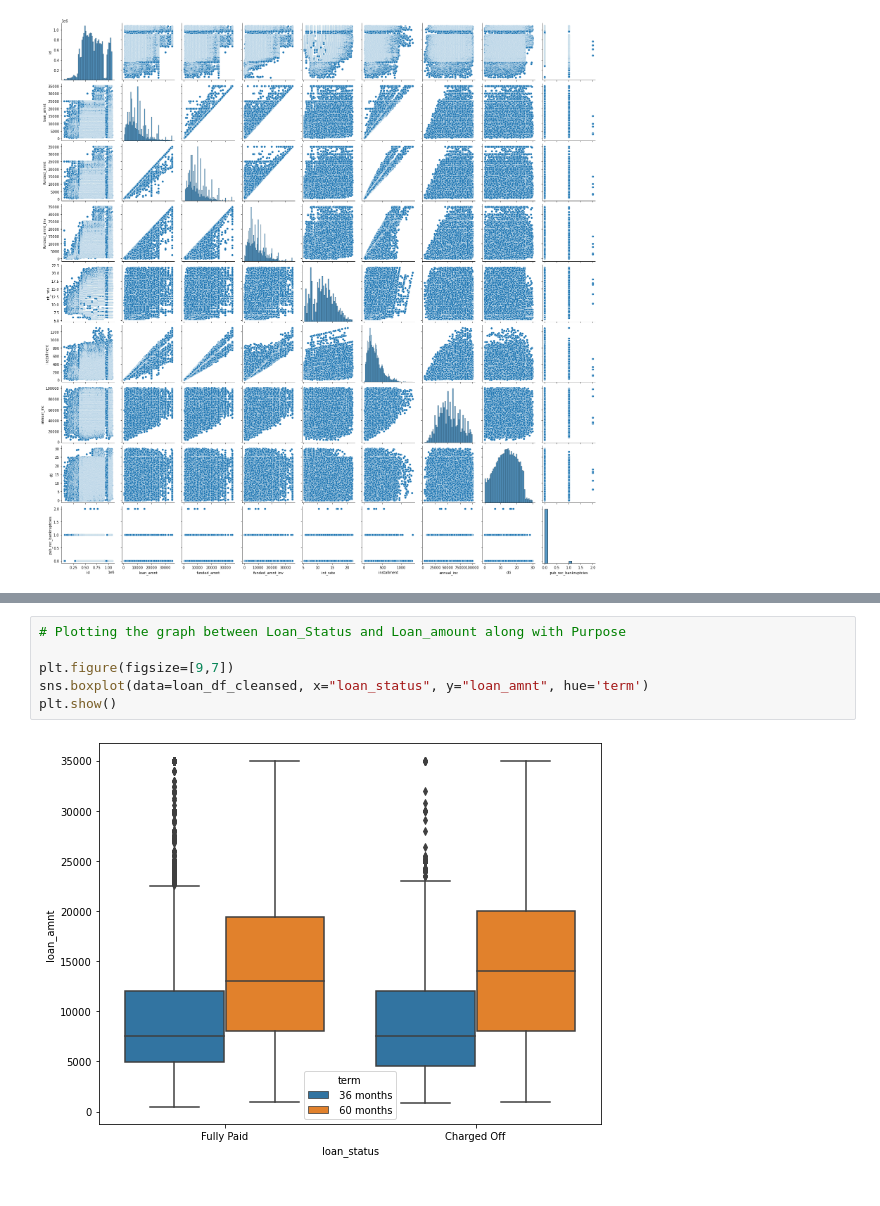
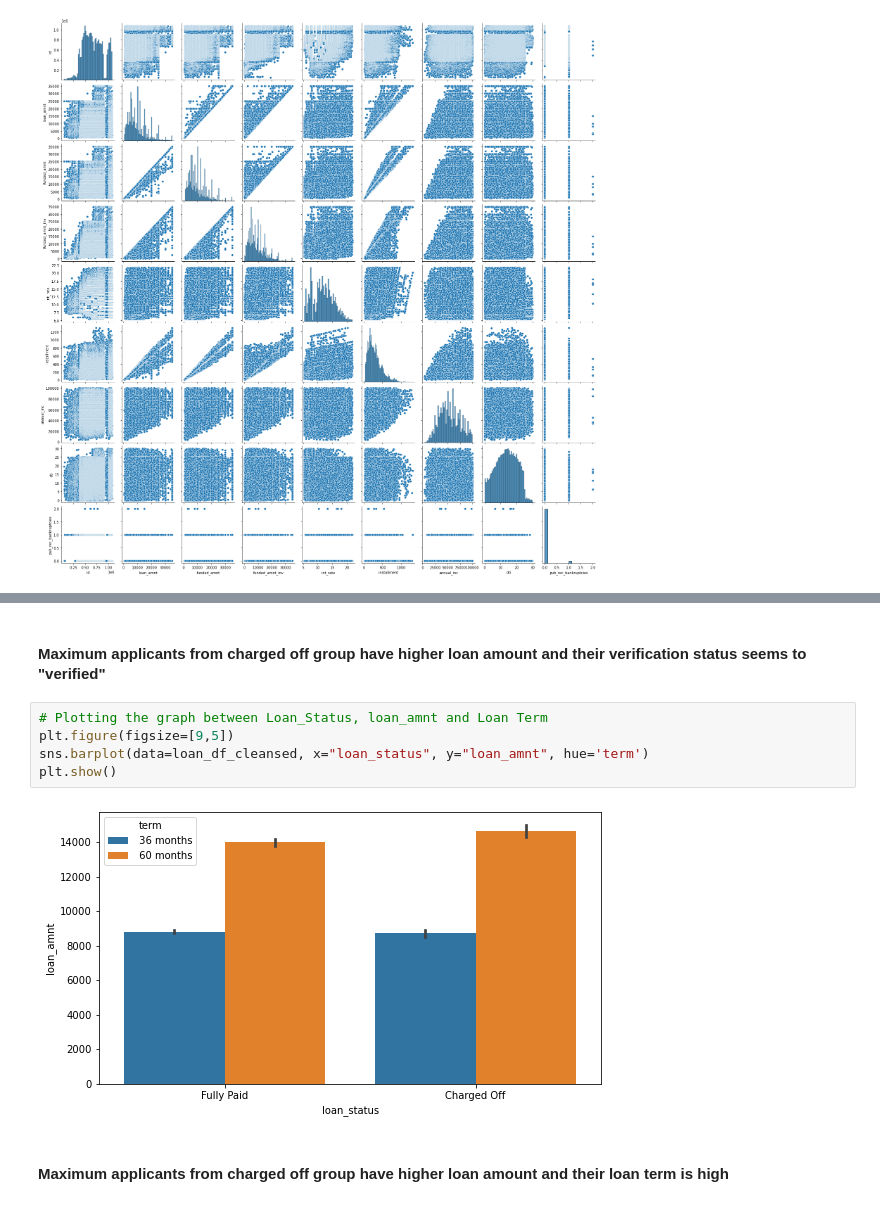
Before and after one commit to nareshmuniganti/LendingClubCaseStudy, a Jupyter notebook: LendingClub_CaseStudy.ipynb, the cells around one changed output, grey strips where cells are left out. Cells and saved outputs as stored; diff of their text form.

```diff
--- a/LendingClub_CaseStudy.ipynb
+++ b/LendingClub_CaseStudy.ipynb
@@ -601,8 +658,11 @@ plt.show()
+# %% [markdown]
+#### Maximum applicants from charged off group  have higher loan amount and their verification status seems to "verified"
 # %%
-# Plotting the graph between Loan_Status and Loan_amount along with Purpose
-
-plt.figure(figsize=[9,7])
-sns.boxplot(data=loan_df_cleansed, x="loan_status", y="loan_amnt", hue='term')
+# Plotting the graph between Loan_Status, loan_amnt and Loan Term
+plt.figure(figsize=[9,5])
+sns.barplot(data=loan_df_cleansed, x="loan_status", y="loan_amnt", hue='term')
 plt.show()
 # %% [output]
-[figure, old version]
+[figure, new version]
+# %% [markdown]
+#### Maximum applicants from charged off group have higher loan amount and their loan term is high
```
Also changed, not shown: parts of 36 cells of this notebook, 2 other files.
